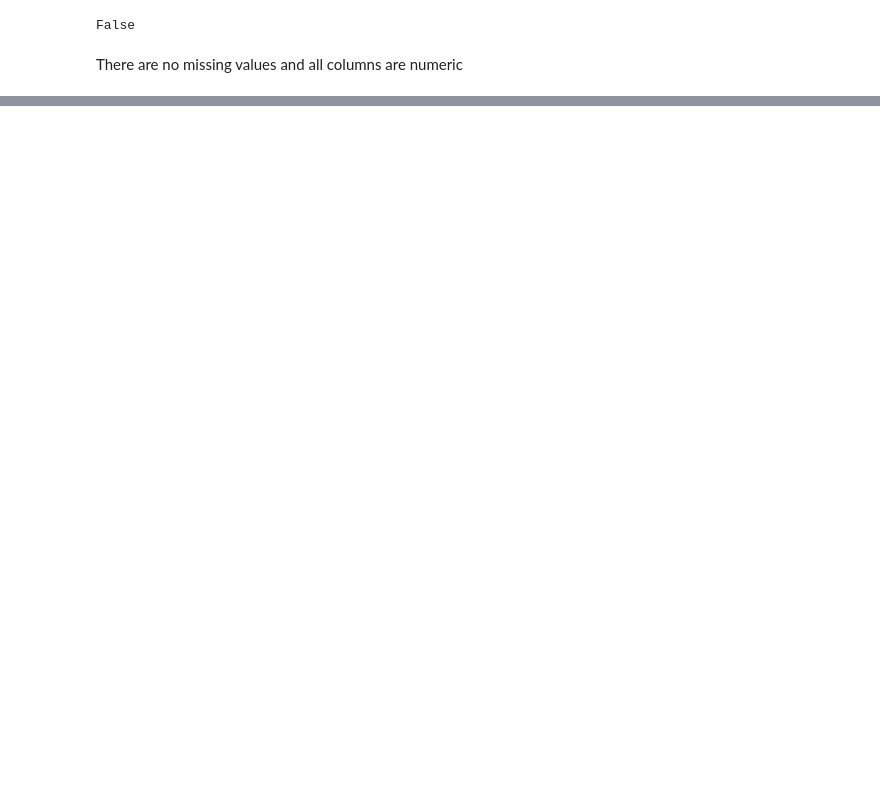
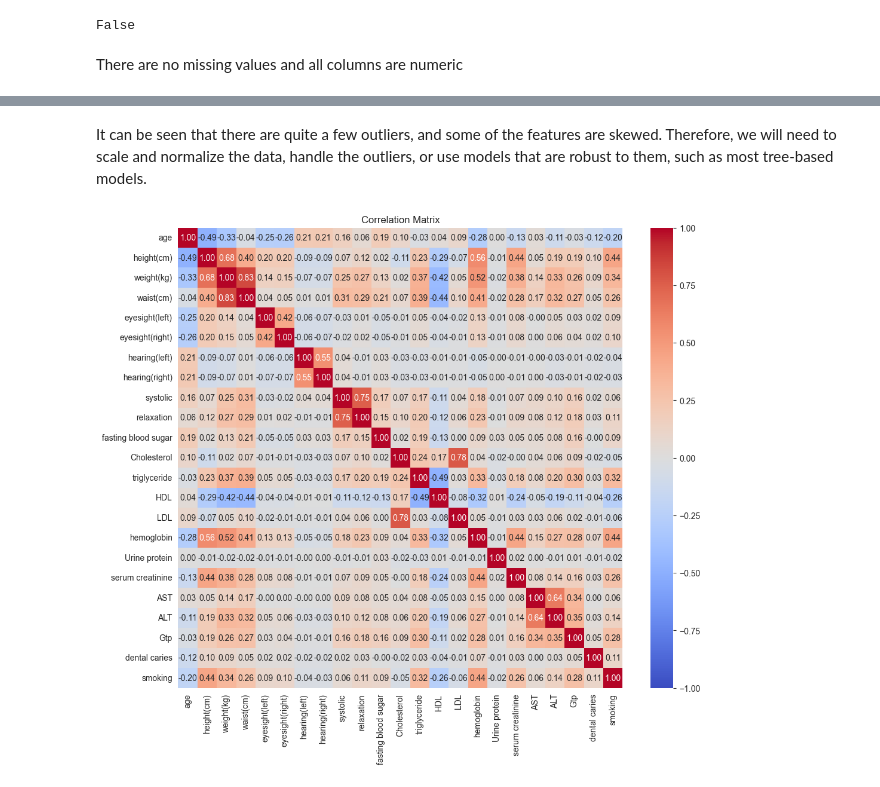
Before and after one commit to martynalesniak/smoker-status-binary-prediction, a Jupyter notebook: eda.ipynb, the cells around one changed output, grey strips where cells are left out. Saved outputs shown, nothing was run; the diff lists cells and outputs as text; code cells hidden in the pictures; blank space fills up the shorter version.

```diff
--- a/eda.ipynb
+++ b/eda.ipynb
@@ -100,0 +179,11 @@ Based on the histograms and the number of unique values, we can observe that the
+# %% [markdown]
+It can be seen that there are quite a few outliers, and some of the features are skewed. Therefore, we will need to scale and normalize the data, handle the outliers, or use models that are robust to them, such as most tree-based models.
+# %%
+correlation_matrix = data.corr()
+plt.figure(figsize=(12, 10))
+sns.heatmap(correlation_matrix, annot=True, fmt=".2f", cmap = 'coolwarm', vmin=-1,
+            vmax=1)
+plt.title('Correlation Matrix')
+plt.show()
+# %% [output]
+[figure, added]
```
Also changed, not shown: parts of 20 cells of this notebook, 1 other file.
